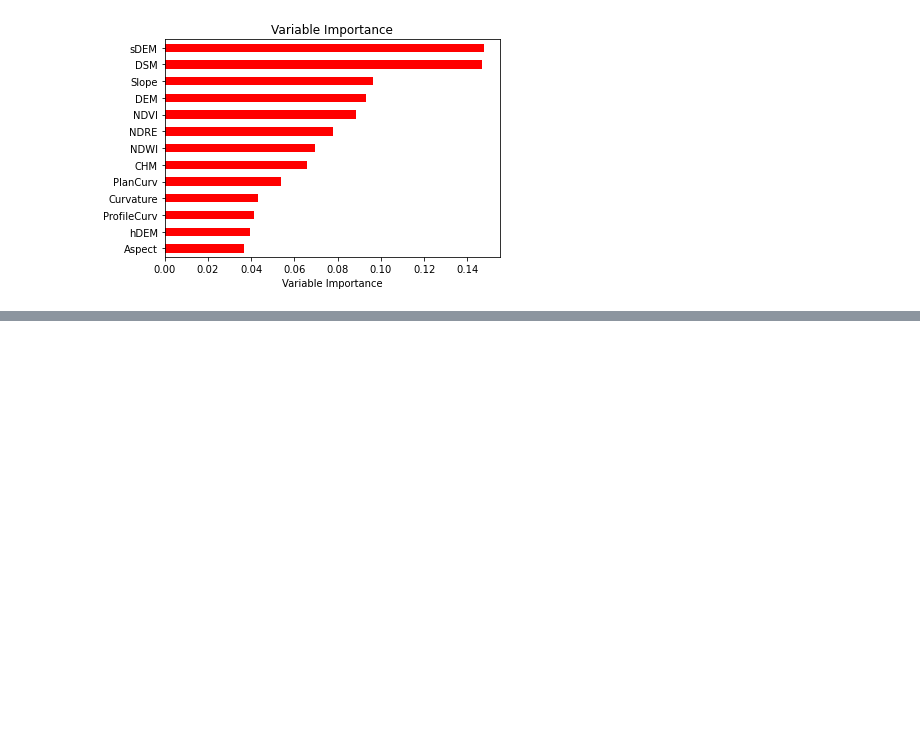
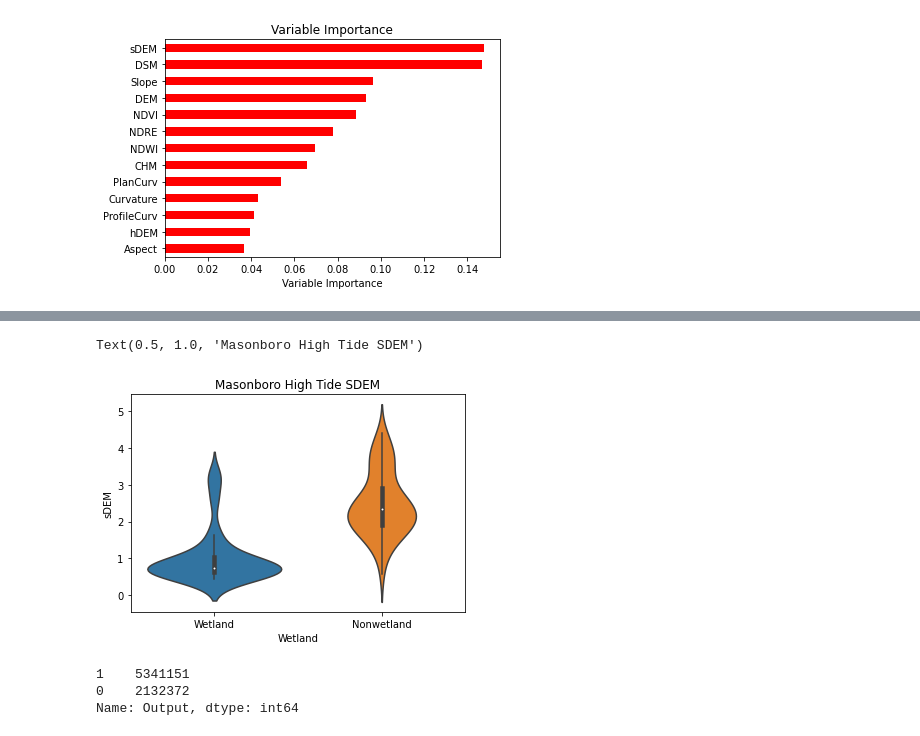
Before and after one commit to sgovil5/wetland-prediction, a Jupyter notebook: V3/All/Classification Models/Individual Sites/MasonHT.ipynb, the cells around one changed output, grey strips where cells are left out. Drawn from its saved outputs; the diff is of its cells as text; code cells hidden in the pictures; blank space fills up the shorter version.

```diff
--- a/V3/All/Classification Models/Individual Sites/MasonHT.ipynb
+++ b/V3/All/Classification Models/Individual Sites/MasonHT.ipynb
@@ -98,0 +108,9 @@ Text(0.5, 1.0, 'Variable Importance')
+# %%
+plotdf = masonhtdf.copy()
+plotdf.loc[plotdf["Wetland"]==0, "Wetland"] = "Nonwetland"
+plotdf.loc[plotdf["Wetland"]==1, "Wetland"] = "Wetland"
+p = sns.violinplot(data=plotdf, x="Wetland", y="sDEM")
+p.set_title("Masonboro High Tide SDEM")
+# %% [output]
+Text(0.5, 1.0, 'Masonboro High Tide SDEM')
+[figure, added]
@@ -98,0 +128,7 @@ Text(0.5, 1.0, 'Variable Importance')
+# %%
+test_df = pd.concat([Coords, pd.DataFrame(Output, columns=["Output"])], axis=1)
+test_df['Output'].value_counts()
+# %% [output]
+1    5341151
+0    2132372
+Name: Output, dtype: int64
```
Also changed, not shown: parts of 7 cells of this notebook, 5 other files.
